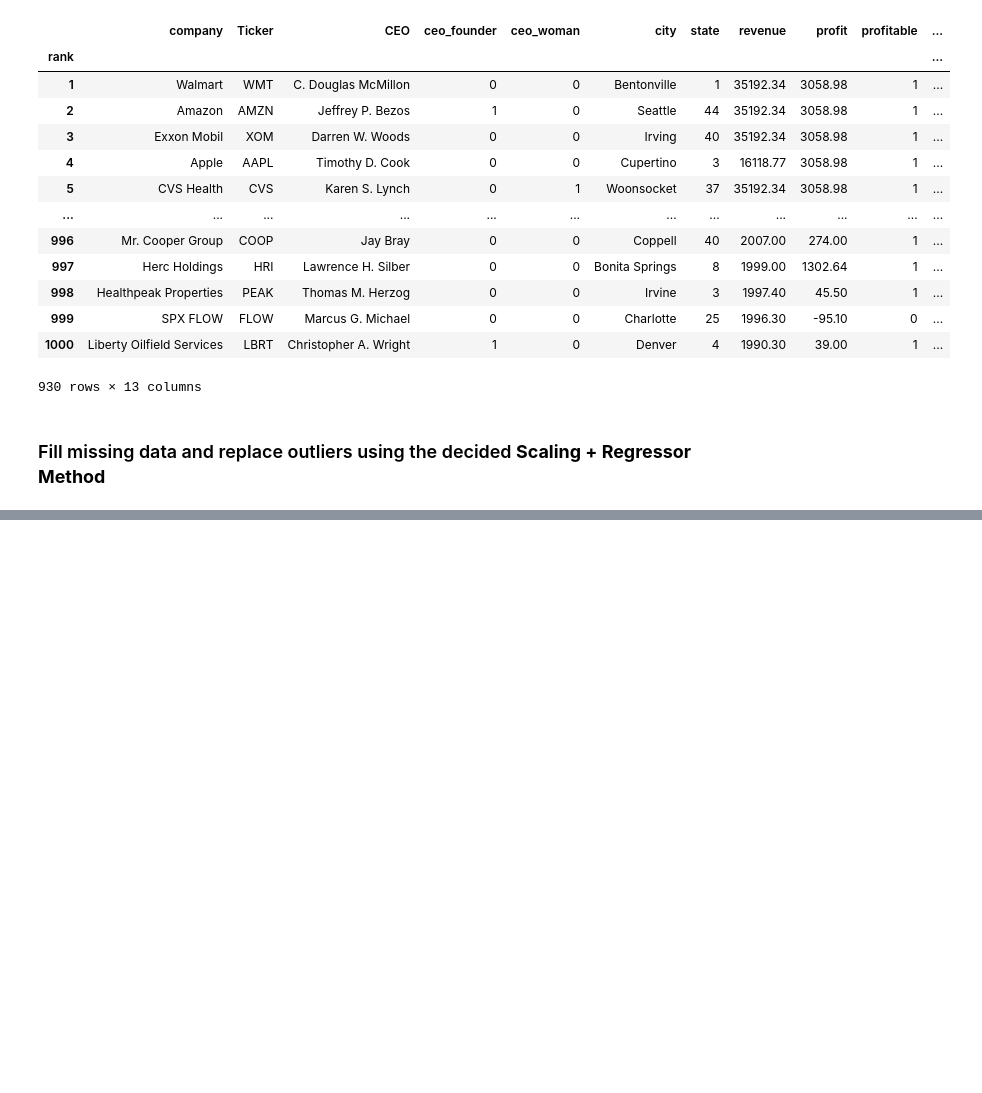
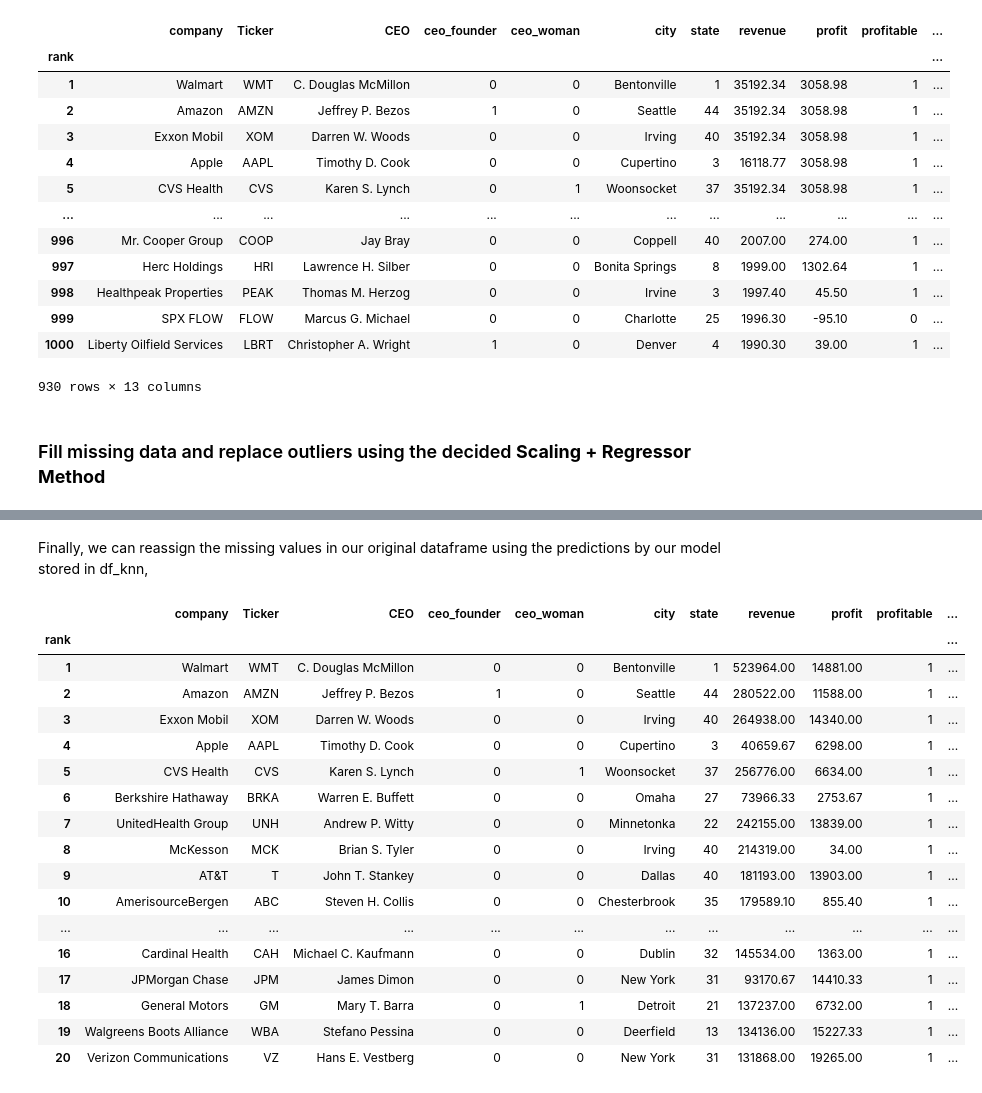
Before and after one commit to BrandonHardatt/fortune-1000, a Jupyter notebook: Project-Iteration2.ipynb, the cells around one changed output, grey strips where cells are left out. Cells and saved outputs as stored; diff of their text form; code cells hidden in the pictures; blank space fills up the shorter version.

```diff
--- a/Project-Iteration2.ipynb
+++ b/Project-Iteration2.ipynb
@@ -657,0 +625,38 @@ df_knn = clean_df.append(rows_to_fix_knn)     # putting rows back
+# %%
+# predicting for attribute Market Cap
+X = clean_df.drop(['revenue', 'profit', 'Market Cap'], axis=1).to_numpy()
+qntl = QuantileTransformer(n_quantiles=10, random_state=0, output_distribution='normal')
+X_t = qntl.fit_transform(X)
+y = clean_df['Market Cap'].to_numpy()
+model = KNeighborsRegressor(n_neighbors=3)
+model.fit(X_t, y)
+
+X_to_pred = rows_to_fix_knn.drop(['revenue', 'profit', 'Market Cap'], axis=1).to_numpy()
+X_t_to_pred = qntl.transform(X_to_pred)
+
+y_pred = model.predict(X_t_to_pred)  # predicting values for missing Market Cap fields
+rows_to_fix_knn['Market Cap'] = y_pred # adding the values predicted to the NaN rows
+# %%
+# now predicting for attribute revenue
+X = clean_df.drop(['revenue', 'profit'], axis=1).to_numpy()
+X_t = qntl.fit_transform(X)
+y = clean_df['revenue'].to_numpy()
+model.fit(X_t, y)
+
+X_to_pred = rows_to_fix_knn.drop(['revenue', 'profit'], axis=1).to_numpy()
+X_t_to_pred = qntl.transform(X_to_pred)
+
+y_pred = model.predict(X_t_to_pred)  # predicting values for missing revenue fields
+rows_to_fix_knn['revenue'] = y_pred # adding the values predicted to the NaN rows
+# %%
+# now predicting for attribute profit
+X = clean_df.drop(['profit'], axis=1).to_numpy()
+X_t = qntl.fit_transform(X)
+y = clean_df['profit'].to_numpy()
+model.fit(X_t, y)
+
+X_to_pred = rows_to_fix_knn.drop(['profit'], axis=1).to_numpy()
+X_t_to_pred = qntl.transform(X_to_pred)
+
+y_pred = model.predict(X_t_to_pred)  # predicting values for missing profit fields
+rows_to_fix_knn['profit'] = y_pred # adding the values predicted to the NaN rows
@@ -657,0 +665,28 @@ df_knn = clean_df.append(rows_to_fix_knn)     # putting rows back
+# %% [markdown]
+
+Finally, we can reassign the missing values in our original dataframe using the predictions by our model stored in df_knn,
+# %%
+for index, row in df.iterrows():
+    if row.isna().any():
+        df.loc[index:index, numerical_attributes] = [x for x in df_knn.loc[index].values.tolist()]
+
+df.loc[0:20]
+# %% [output]
+|  | company | Ticker | CEO | ceo_founder | ceo_woman | city | state | revenue | profit | profitable | ... |
+| rank |  |  |  |  |  |  |  |  |  |  | ... |
+| 1 | Walmart | WMT | C. Douglas McMillon | 0 | 0 | Bentonville | 1 | 523964.00 | 14881.00 | 1 | ... |
+| 2 | Amazon | AMZN | Jeffrey P. Bezos | 1 | 0 | Seattle | 44 | 280522.00 | 11588.00 | 1 | ... |
+| 3 | Exxon Mobil | XOM | Darren W. Woods | 0 | 0 | Irving | 40 | 264938.00 | 14340.00 | 1 | ... |
+| 4 | Apple | AAPL | Timothy D. Cook | 0 | 0 | Cupertino | 3 | 40659.67 | 6298.00 | 1 | ... |
+| 5 | CVS Health | CVS | Karen S. Lynch | 0 | 1 | Woonsocket | 37 | 256776.00 | 6634.00 | 1 | ... |
+| 6 | Berkshire Hathaway | BRKA | Warren E. Buffett | 0 | 0 | Omaha | 27 | 73966.33 | 2753.67 | 1 | ... |
+| 7 | UnitedHealth Group | UNH | Andrew P. Witty | 0 | 0 | Minnetonka | 22 | 242155.00 | 13839.00 | 1 | ... |
+| 8 | McKesson | MCK | Brian S. Tyler | 0 | 0 | Irving | 40 | 214319.00 | 34.00 | 1 | ... |
+| 9 | AT&T | T | John T. Stankey | 0 | 0 | Dallas | 40 | 181193.00 | 13903.00 | 1 | ... |
+| 10 | AmerisourceBergen | ABC | Steven H. Collis | 0 | 0 | Chesterbrook | 35 | 179589.10 | 855.40 | 1 | ... |
+| ... | ... | ... | ... | ... | ... | ... | ... | ... | ... | ... | ... |
+| 16 | Cardinal Health | CAH | Michael C. Kaufmann | 0 | 0 | Dublin | 32 | 145534.00 | 1363.00 | 1 | ... |
+| 17 | JPMorgan Chase | JPM | James Dimon | 0 | 0 | New York | 31 | 93170.67 | 14410.33 | 1 | ... |
+| 18 | General Motors | GM | Mary T. Barra | 0 | 1 | Detroit | 21 | 137237.00 | 6732.00 | 1 | ... |
+| 19 | Walgreens Boots Alliance | WBA | Stefano Pessina | 0 | 0 | Deerfield | 13 | 134136.00 | 15227.33 | 1 | ... |
+| 20 | Verizon Communications | VZ | Hans E. Vestberg | 0 | 0 | New York | 31 | 131868.00 | 19265.00 | 1 | ... |
```
Also changed, not shown: parts of 31 cells of this notebook.
